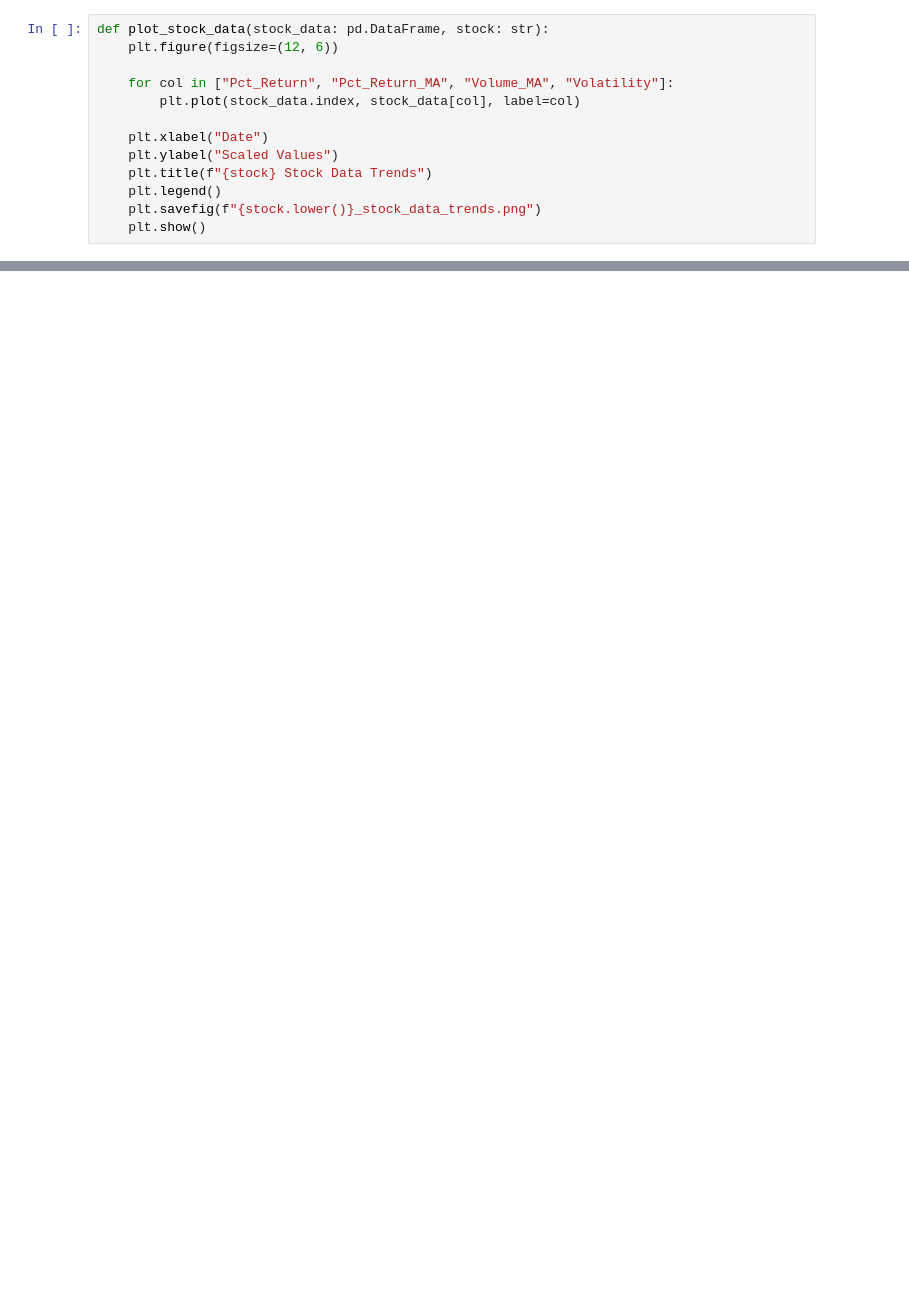
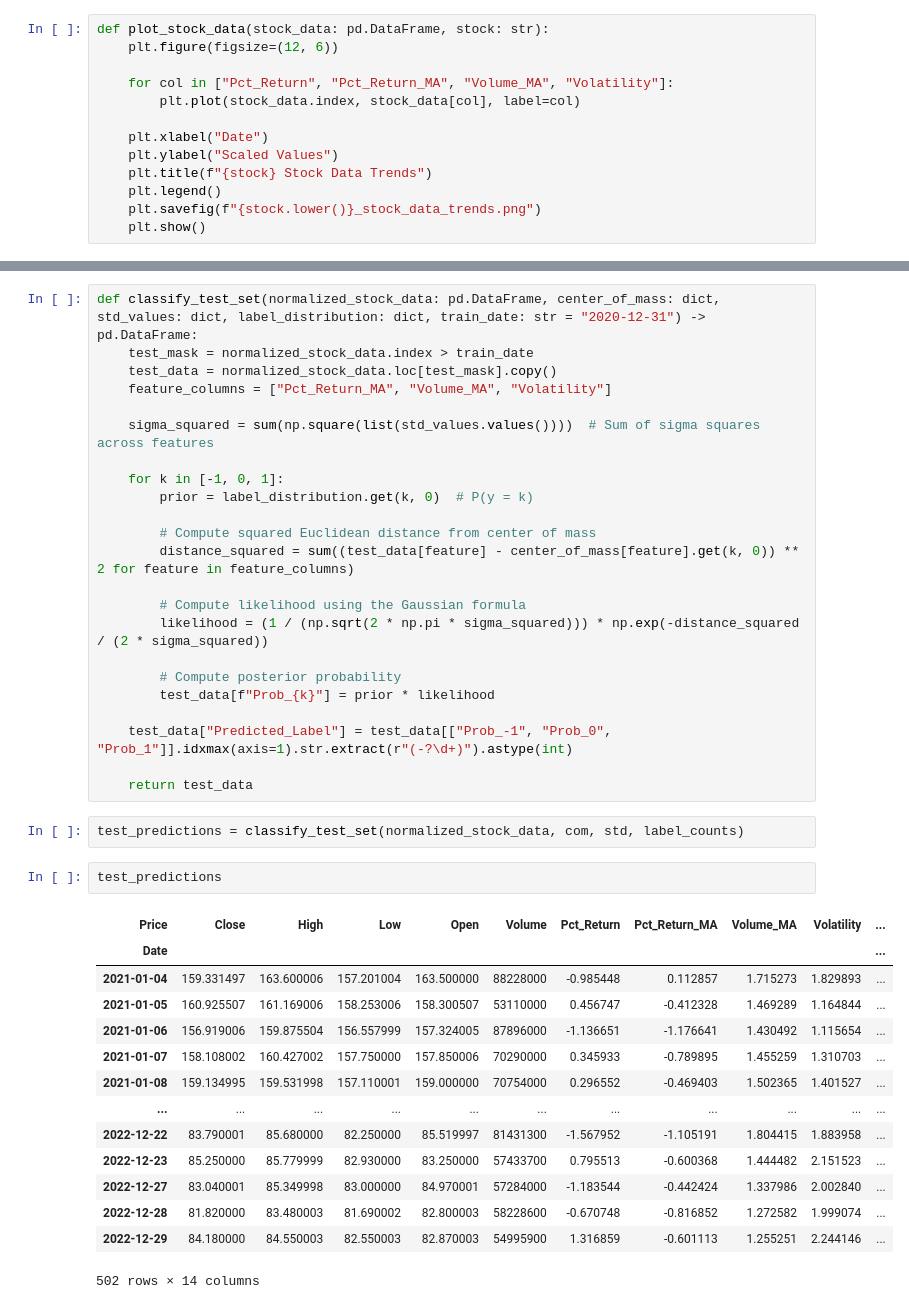
Before and after one commit to danieltuzes/Baruch_preMFE, a Jupyter notebook: ML homework/6/fitting.ipynb, the cells around one changed output, grey strips where cells are left out. Cells and saved outputs as stored; diff of their text form; blank space fills up the shorter version.

```diff
--- a/ML homework/6/fitting.ipynb
+++ b/ML homework/6/fitting.ipynb
@@ -135,0 +210,42 @@ plot_labeled_histogram(stock_data_labeled, "AMZN", label_counts)
+# %%
+def classify_test_set(normalized_stock_data: pd.DataFrame, center_of_mass: dict, std_values: dict, label_distribution: dict, train_date: str = "2020-12-31") -> pd.DataFrame:
+    test_mask = normalized_stock_data.index > train_date
+    test_data = normalized_stock_data.loc[test_mask].copy()
+    feature_columns = ["Pct_Return_MA", "Volume_MA", "Volatility"]
+
+    sigma_squared = sum(np.square(list(std_values.values())))  # Sum of sigma squares across features
+
+    for k in [-1, 0, 1]:
+        prior = label_distribution.get(k, 0)  # P(y = k)
+
+        # Compute squared Euclidean distance from center of mass
+        distance_squared = sum((test_data[feature] - center_of_mass[feature].get(k, 0)) ** 2 for feature in feature_columns)
+
+        # Compute likelihood using the Gaussian formula
+        likelihood = (1 / (np.sqrt(2 * np.pi * sigma_squared))) * np.exp(-distance_squared / (2 * sigma_squared))
+
+        # Compute posterior probability
+        test_data[f"Prob_{k}"] = prior * likelihood
+
+    test_data["Predicted_Label"] = test_data[["Prob_-1", "Prob_0", "Prob_1"]].idxmax(axis=1).str.extract(r"(-?\d+)").astype(int)
+
+    return test_data
+# %%
+test_predictions = classify_test_set(normalized_stock_data, com, std, label_counts)
+# %%
+test_predictions
+# %% [output]
+| Price | Close | High | Low | Open | Volume | Pct_Return | Pct_Return_MA | Volume_MA | Volatility | ... |
+| Date |  |  |  |  |  |  |  |  |  | ... |
+| 2021-01-04 | 159.331497 | 163.600006 | 157.201004 | 163.500000 | 88228000 | -0.985448 | 0.112857 | 1.715273 | 1.829893 | ... |
+| 2021-01-05 | 160.925507 | 161.169006 | 158.253006 | 158.300507 | 53110000 | 0.456747 | -0.412328 | 1.469289 | 1.164844 | ... |
+| 2021-01-06 | 156.919006 | 159.875504 | 156.557999 | 157.324005 | 87896000 | -1.136651 | -1.176641 | 1.430492 | 1.115654 | ... |
+| 2021-01-07 | 158.108002 | 160.427002 | 157.750000 | 157.850006 | 70290000 | 0.345933 | -0.789895 | 1.455259 | 1.310703 | ... |
+| 2021-01-08 | 159.134995 | 159.531998 | 157.110001 | 159.000000 | 70754000 | 0.296552 | -0.469403 | 1.502365 | 1.401527 | ... |
+| ... | ... | ... | ... | ... | ... | ... | ... | ... | ... | ... |
+| 2022-12-22 | 83.790001 | 85.680000 | 82.250000 | 85.519997 | 81431300 | -1.567952 | -1.105191 | 1.804415 | 1.883958 | ... |
+| 2022-12-23 | 85.250000 | 85.779999 | 82.930000 | 83.250000 | 57433700 | 0.795513 | -0.600368 | 1.444482 | 2.151523 | ... |
+| 2022-12-27 | 83.040001 | 85.349998 | 83.000000 | 84.970001 | 57284000 | -1.183544 | -0.442424 | 1.337986 | 2.002840 | ... |
+| 2022-12-28 | 81.820000 | 83.480003 | 81.690002 | 82.800003 | 58228600 | -0.670748 | -0.816852 | 1.272582 | 1.999074 | ... |
+| 2022-12-29 | 84.180000 | 84.550003 | 82.550003 | 82.870003 | 54995900 | 1.316859 | -0.601113 | 1.255251 | 2.244146 | ... |
+502 rows × 14 columns
```
Also changed, not shown: parts of 20 cells of this notebook, 6 other files.
